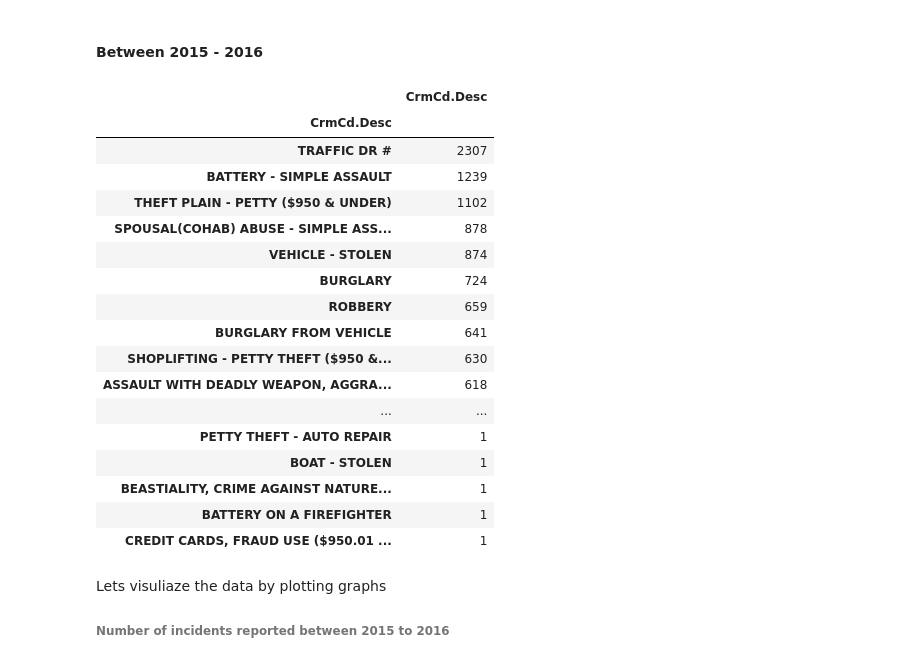
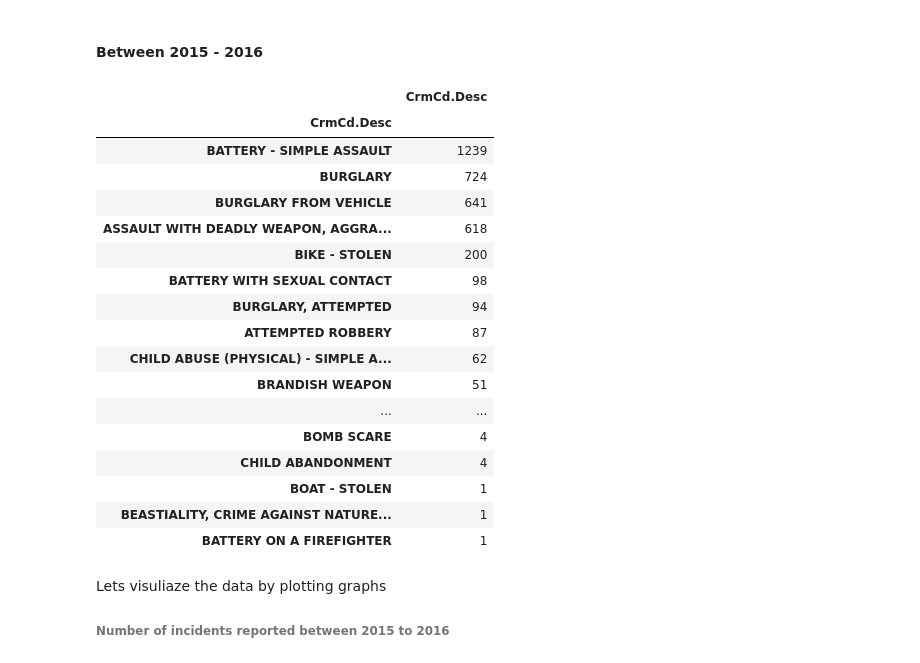
Before and after one commit to surajr/Data-Analysis, a Jupyter notebook: LA-Crime-Analysis.ipynb, the cells around one changed output. Saved outputs shown, nothing was run; the diff lists cells and outputs as text; code cells hidden in the pictures.

```diff
--- a/LA-Crime-Analysis.ipynb
+++ b/LA-Crime-Analysis.ipynb
@@ -164,29 +165,30 @@ This count is very less because it's very common near school. Maybe they are not
 # %%
 (Southwest[(Southwest['Date.Rptd']>="2015-01-01") &
           (Southwest['Date.Rptd']<"2016-01-01")]
          .groupby(["CrmCd.Desc"])
          .agg({'CrmCd.Desc':numpy.size})
+         .head(25)
          .sort_values(["CrmCd.Desc"],ascending=False)
 )
 # %% [output]
 |  | CrmCd.Desc |
 | CrmCd.Desc |  |
-| TRAFFIC DR # | 2307 |
 | BATTERY - SIMPLE ASSAULT | 1239 |
-| THEFT PLAIN - PETTY ($950 & UNDER) | 1102 |
-| SPOUSAL(COHAB) ABUSE - SIMPLE ASS... | 878 |
-| VEHICLE - STOLEN | 874 |
 | BURGLARY | 724 |
-| ROBBERY | 659 |
 | BURGLARY FROM VEHICLE | 641 |
-| SHOPLIFTING - PETTY THEFT ($950 &... | 630 |
 | ASSAULT WITH DEADLY WEAPON, AGGRA... | 618 |
+| BIKE - STOLEN | 200 |
+| BATTERY WITH SEXUAL CONTACT | 98 |
+| BURGLARY, ATTEMPTED | 94 |
+| ATTEMPTED ROBBERY | 87 |
+| CHILD ABUSE (PHYSICAL) - SIMPLE A... | 62 |
+| BRANDISH WEAPON | 51 |
 | ... | ... |
-| PETTY THEFT - AUTO REPAIR | 1 |
+| BOMB SCARE | 4 |
+| CHILD ABANDONMENT | 4 |
 | BOAT - STOLEN | 1 |
 | BEASTIALITY, CRIME AGAINST NATURE... | 1 |
 | BATTERY ON A FIREFIGHTER | 1 |
-| CREDIT CARDS, FRAUD USE ($950.01 ... | 1 |
 # %% [markdown]
 Lets visuliaze the data by plotting graphs
 
```
Also changed, not shown: parts of 6 cells of this notebook.
